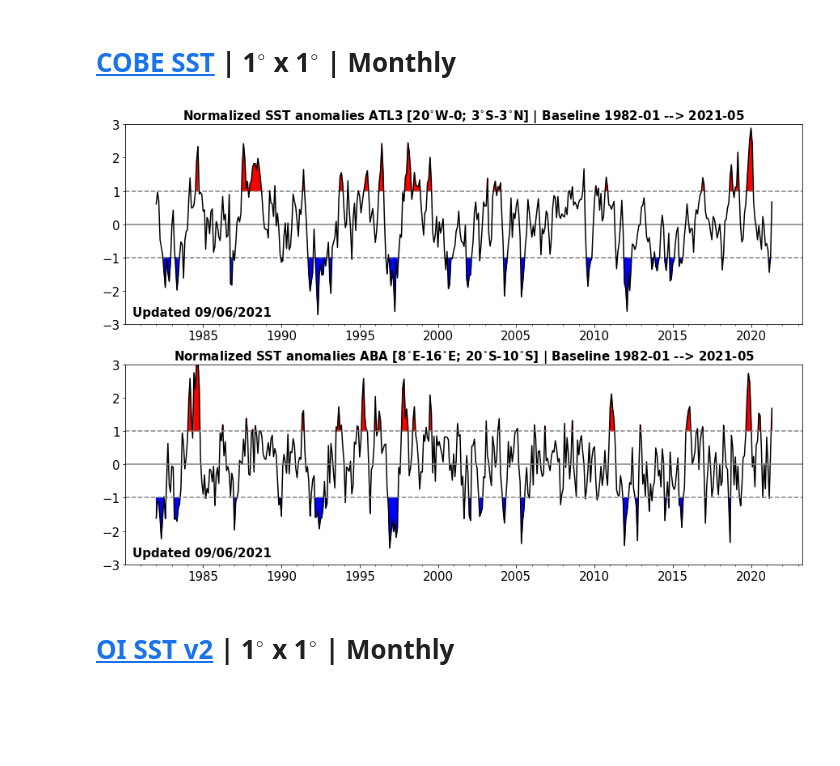
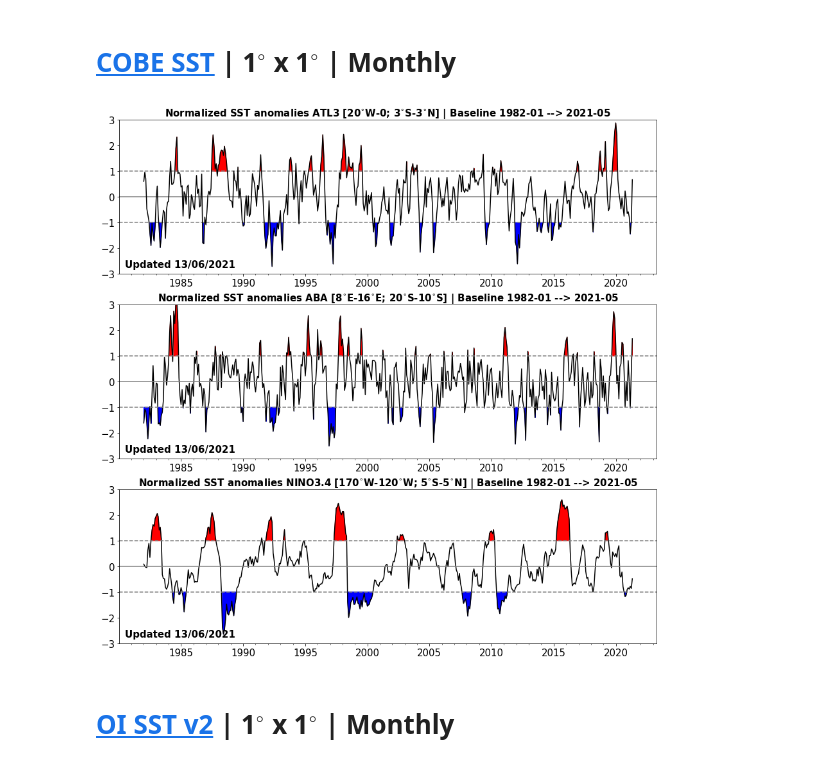
Before and after one commit to aprig/Auto_timeseries_ATL3_ABA, a Jupyter notebook: automatic_time_series_SST.ipynb, the cells around one changed output. Saved outputs shown, nothing was run; the diff lists cells and outputs as text; code cells hidden in the pictures; blank space fills up the shorter version.

Commit message:
Add files via upload
Add NINO3.4 time series

```diff
--- a/automatic_time_series_SST.ipynb
+++ b/automatic_time_series_SST.ipynb
@@ -281,5 +321,5 @@ ssta_atl3_norm_oi_wk,ssta_aba_norm_oi_wk = read_data_compute_anomalies_week(path
 # %%
 path_data = 'https://psl.noaa.gov/thredds/dodsC/Datasets/COBE/sst.mon.mean.nc'
-ssta_atl3_norm_cobe,ssta_aba_norm_cobe = read_data_compute_anomalies(path_data)
+ssta_atl3_norm_cobe,ssta_aba_norm_cobe,ssta_nino34_norm_cobe = read_data_compute_anomalies(path_data)
 # %%
 path_oi = 'https://psl.noaa.gov/thredds/dodsC/Datasets/noaa.oisst.v2/'
@@ -295,9 +335,9 @@ ssta_atl3_norm_ersst,ssta_aba_norm_ersst = read_data_compute_anomalies_ersstv5(p
 
 # [COBE SST](https://psl.noaa.gov/data/gridded/data.cobe.html) | 1$^{\circ}$ x 1$^{\circ}$ | Monthly
 # %%
-plot_anomalies(ssta_atl3_norm_cobe,ssta_aba_norm_cobe)
+plot_anomalies(ssta_atl3_norm_cobe,ssta_aba_norm_cobe,ssta_nino34_norm_cobe)
 # %% [output]
-[figure, old version]
+[figure, new version]
 # %% [markdown]
 # [OI SST v2](https://psl.noaa.gov/data/gridded/data.noaa.oisst.v2.html) | 1$^{\circ}$ x 1$^{\circ}$ | Monthly
 # %%
```
Also changed, not shown: parts of 8 cells of this notebook.
